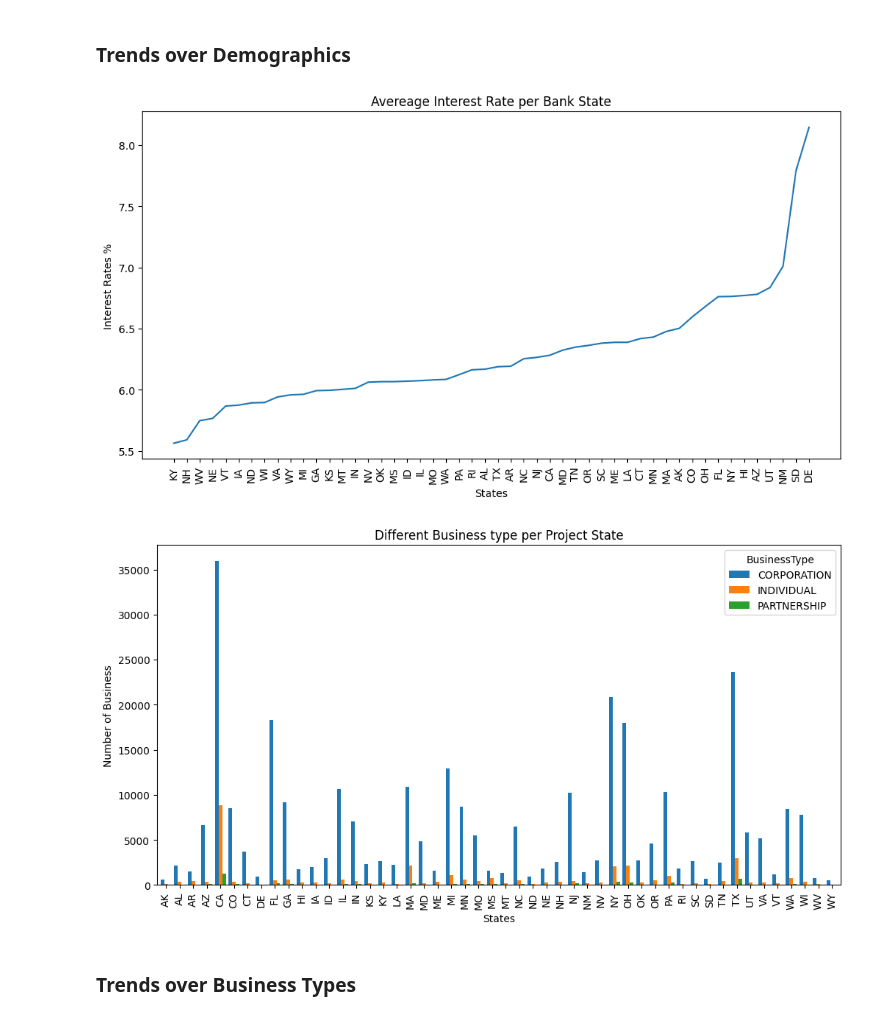
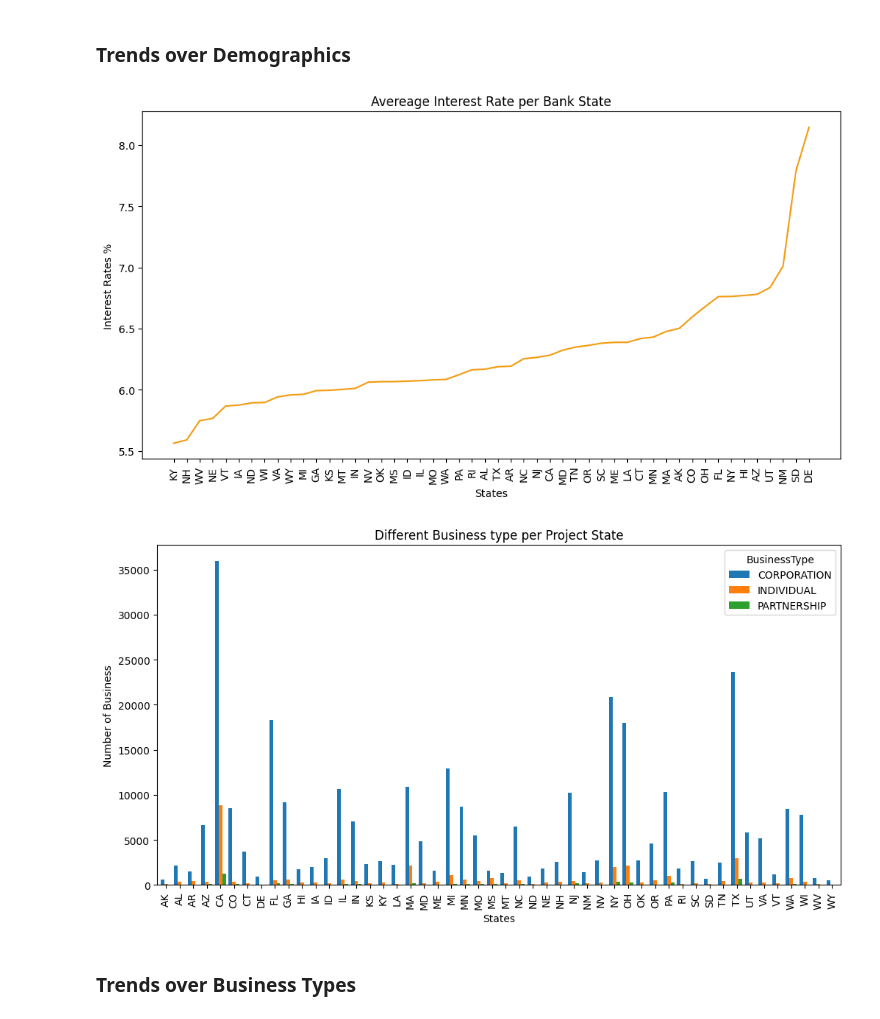
Before and after one commit to DineshDK672/Ryewalk_assignment, a Jupyter notebook: 01_EDA.ipynb, the cells around one changed output. Cells and saved outputs as stored; diff of their text form; code cells hidden in the pictures.

```diff
--- a/01_EDA.ipynb
+++ b/01_EDA.ipynb
@@ -12,3 +14,9 @@ with open("data.csv", "wb") as f:
+# %%
+import matplotlib.pyplot as plt
+# Single color override for ALL plot elements
+plt.rcParams.update({
+    'axes.prop_cycle': plt.cycler(color=['#F39C12']),  # Single color cycle
+})
 # %% [markdown]
 ## Data quality
 # %% [markdown]
@@ -254,16 +260,20 @@ plt.show()
 # %% [markdown]
 ### Demographic Distribution of Banks and Projects
 # %%
-# Distribution of Banks
+# Distribution of Banks and Projects
 states = pd.DataFrame(df['BankState'].value_counts())
 states.columns = ['Bank']
 states['Project']= df['ProjectState'].value_counts()
 states.sort_values(by='Bank', ascending= False, inplace=True)
+plt.rcParams.update(plt.rcParamsDefault)
 states.plot.bar(figsize = (10,6), width= 0.8)
 plt.title("Number of Loans per Bank and Project State")
 plt.xlabel('States')
 plt.ylabel('Number of Loans Approved')
 plt.show()
+plt.rcParams.update({
+    'axes.prop_cycle': plt.cycler(color=['#F39C12']),  # Single color cycle
+})
 # %% [output]
 [figure]
 # %% [markdown]
@@ -333,24 +343,28 @@ plt.show()
 # %%
 # Average Interest Rates per Bank State
 avg_interest = df.groupby('BankState')['InitialInterestRate'].mean().sort_values()
 avg_interest.plot.line(figsize=(12,6))
 plt.title('Avereage Interest Rate per Bank State')
 plt.xlabel("States")
 plt.ylabel('Interest Rates %')
 plt.xticks(range(50), list(avg_interest.index), rotation = 90)
 plt.show()
 
 
 
 # Different Business type per Project State
 b_type_State = pd.crosstab(df['ProjectState'], df['BusinessType'])
+plt.rcParams.update(plt.rcParamsDefault)
 b_type_State.plot(kind='bar', figsize=(12,6), width = 0.8)
 plt.title('Different Business type per Project State')
 plt.xlabel("States")
 plt.ylabel('Number of Business')
 plt.show()
+plt.rcParams.update({
+    'axes.prop_cycle': plt.cycler(color=['#F39C12']),  # Single color cycle
+})
 # %% [output]
-[figure, old version]
+[figure, new version]
 [figure]
 # %% [markdown]
 ### Trends over Business Types
```
Also changed, not shown: parts of 10 cells of this notebook, 1 other file.
